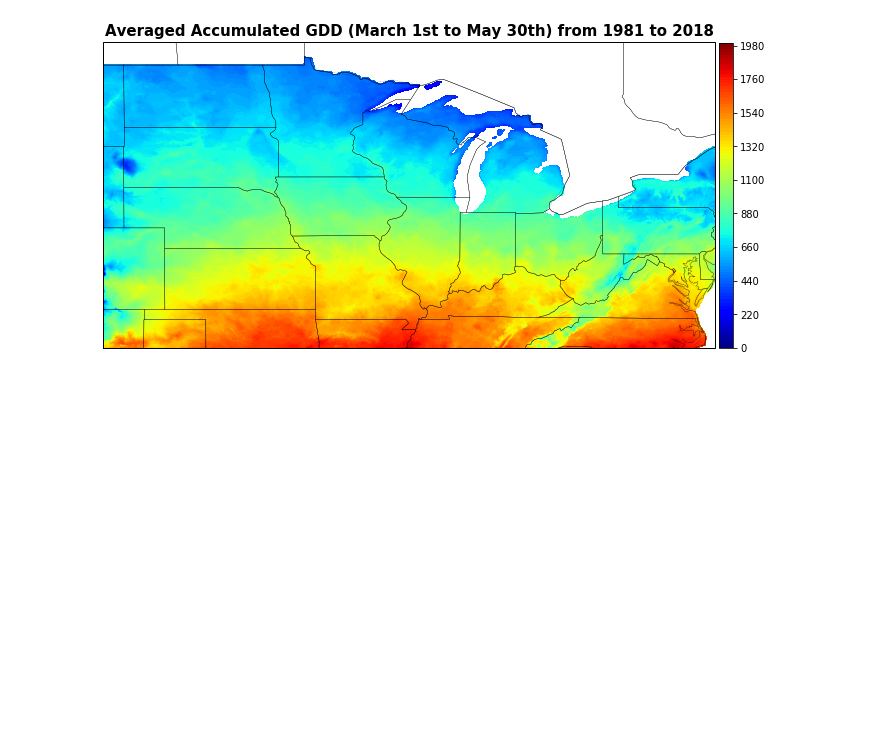
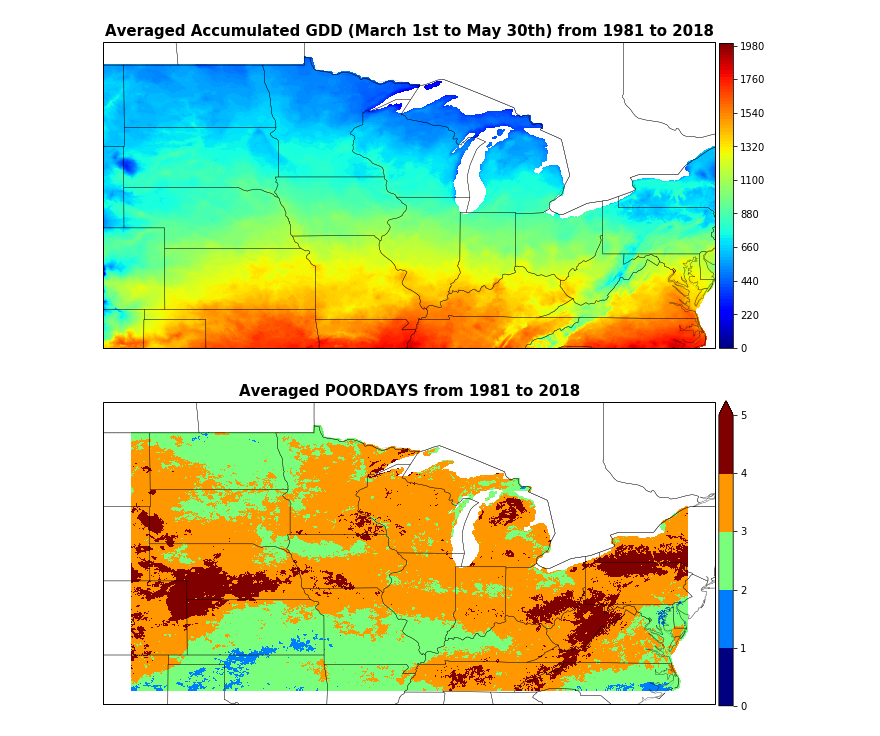
Before and after one commit to Diane1306/ERA5_PRISM, a Jupyter notebook: GDD.ipynb, the cells around one changed output. Drawn from its saved outputs; the diff is of its cells as text; code cells hidden in the pictures; blank space fills up the shorter version.

```diff
--- a/GDD.ipynb
+++ b/GDD.ipynb
@@ -156,0 +171,45 @@ plt.savefig('./plot/gdd_ave.png')
+# %%
+slope = [np.zeros((y, x)) * np.nan for i in range(5)]
+pvalue = [np.zeros((y, x)) * np.nan for i in range(5)]
+name = ['year','fgreen','bloom','yeild','INJDAYS','POORDAYS']
+X = np.linspace(1, 38, 38)
+
+for i in range(y):
+    for j in range(x):
+        if mask[i, j]:
+            df = pd.read_table(f'./GDD/output/yearly/{Lat[i, j]:.2f}_{Lon[i, j]:.2f}_yearly.txt', delim_whitespace=True,
+                                   names=('year','fgreen','bloom','yeild','INJDAYS','POORDAYS'))
+            for ii in range(1,6):
+                r = stats.linregress(X, df[name[ii]])
+                slope[ii-1][i, j] = r.slope
+                pvalue[ii-1][i, j] = r.pvalue
+
+np.save('./GDD/var_yearly_slope', np.array(slope))
+np.save('./GDD/var_yearly_pvalue', np.array(pvalue))
+# %%
+var_mean = np.load('./GDD/var_yearly.npy')
+name = ['FGREEN','BLOOM','YIELD','INJDAYS','POORDAYS']
+for ii in range(4,5):
+    fig = plt.figure(figsize=(10, 8))
+    ax = plt.axes(projection=ccrs.PlateCarree())
+    states = NaturalEarthFeature(category="cultural", scale="50m",
+                                 facecolor="none",
+                                 name="admin_1_states_provinces_shp")
+    ax.add_feature(states, linewidth=.3, edgecolor="black")
+    ax.add_feature(cartopy.feature.BORDERS, lw=.3, linestyle=':')
+    ax.add_feature(cartopy.feature.COASTLINE, lw=.3, linestyle=':')
+
+    levels = MaxNLocator(nbins=5).tick_values(0, 5)
+    cmap = plt.get_cmap('jet')
+    norm = BoundaryNorm(levels, ncolors=cmap.N, clip=True)
+
+    pc = plt.pcolormesh(Lon, Lat, var_mean[ii, :, :], cmap=cmap, norm=norm)
+
+    plt.title(f'Averaged {name[ii]} from 1981 to 2018', fontsize=15, fontweight='bold')
+
+    fig.subplots_adjust(bottom=0, top=0.95, left=0.05, right=0.9)
+    cb_ax = fig.add_axes([0.905, 0.21, 0.02, 0.53])
+    cbar = fig.colorbar(pc, cax=cb_ax, ticks=[0, 1, 2, 3, 4, 5, 6], extend='max')
+    plt.savefig(f'./plot/PRISM/{name[ii]}_mean.png')
+# %% [output]
+[figure, added]
```
Also changed, not shown: parts of 3 cells of this notebook.
